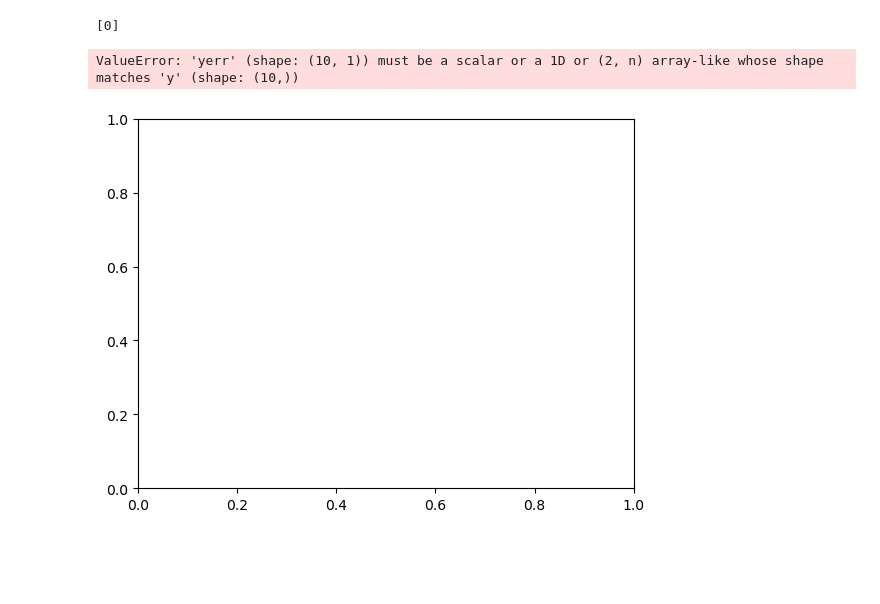
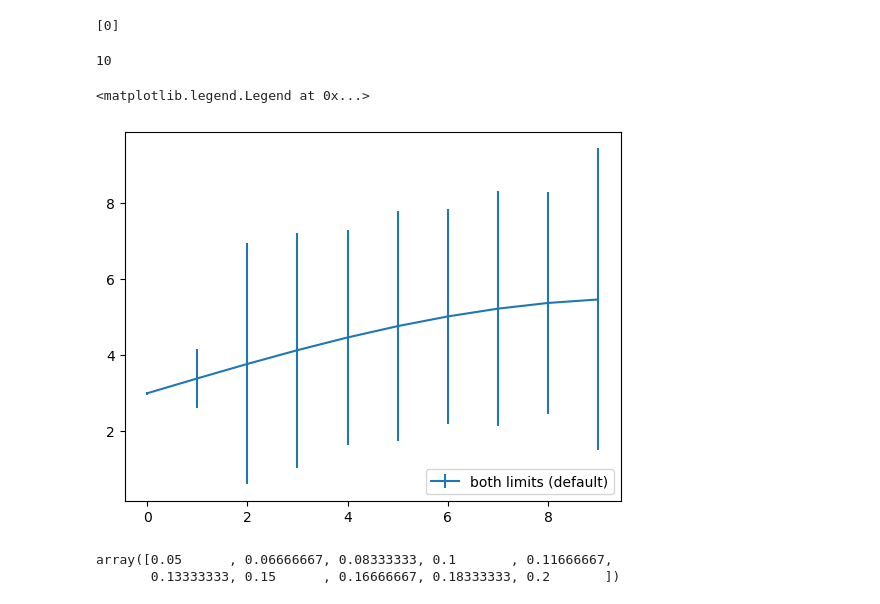
Before and after one commit to davidAlvaBro/comsocsci2023, a Jupyter notebook: Exercise_3.ipynb, the cells around one changed output. Saved outputs shown, nothing was run; the diff lists cells and outputs as text; code cells hidden in the pictures; blank space fills up the shorter version.

```diff
--- a/Exercise_3.ipynb
+++ b/Exercise_3.ipynb
@@ -42,18 +42,28 @@ ValueError: operands could not be broadcast together with shapes (10000,1) (2,10
 list(Cum_std_err)
 # %% [output]
 [0]
+# %%
+len(np.array(Cum_std_err[1:len(x)+1]))
+# %% [output]
+10
 # %%
 fig = plt.figure()
-x = np.arange(10)
+x =
 y = 2.5 * np.sin(x / 20 * np.pi)
 yerr = np.linspace(0.05, 0.2, 10)
+yerr=np.array(Cum_std_err[1:len(x)+1][0])
 
-plt.errorbar(x, y + 3, yerr=Cum_std_err[0:len(x)], label='both limits (default)')
+plt.errorbar(x, y + 3, yerr=yerr, label='both limits (default)')
 
 
 plt.legend(loc='lower right')
 # %% [output]
-ValueError: 'yerr' (shape: (10, 1)) must be a scalar or a 1D or (2, n) array-like whose shape matches 'y' (shape: (10,))
+<matplotlib.legend.Legend at 0x...>
-[figure, old version]
+[figure, new version]
+# %%
+yerr
+# %% [output]
+array([0.05      , 0.06666667, 0.08333333, 0.1       , 0.11666667,
+       0.13333333, 0.15      , 0.16666667, 0.18333333, 0.2       ])
 # %%
 #Exercise 7
```
Also changed, not shown: parts of 1 cell of this notebook.
